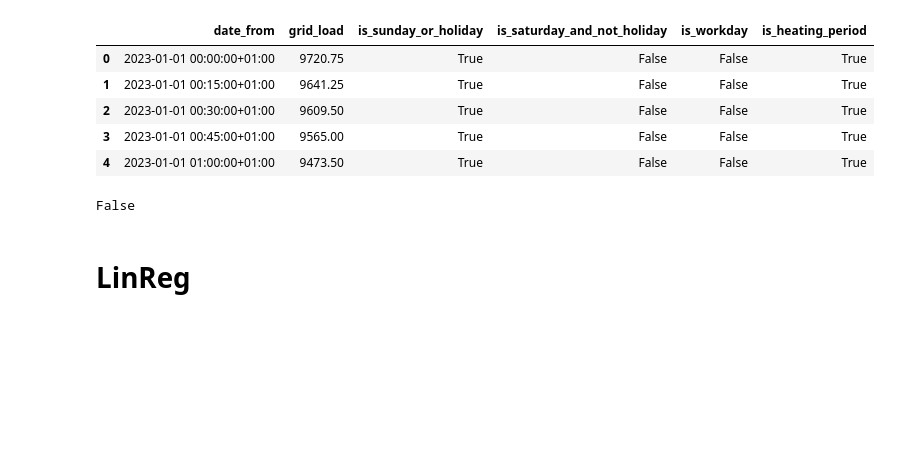
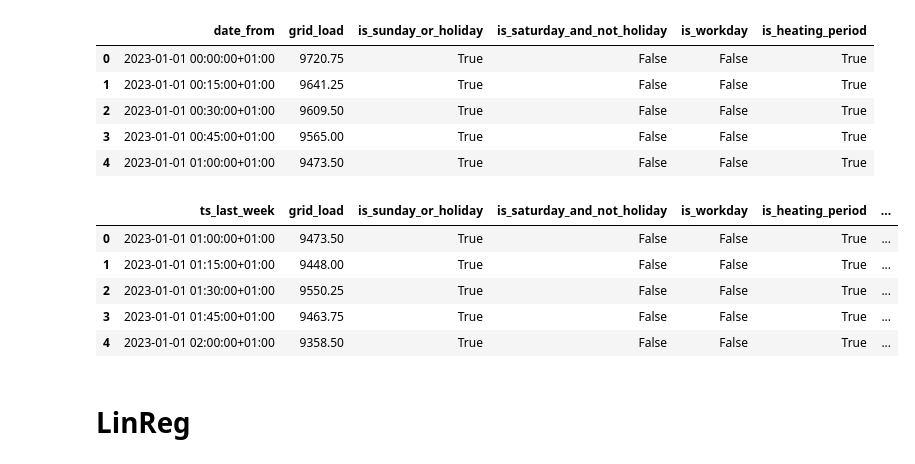
Before and after one commit to MischaDy/electricity-uq, a Jupyter notebook: energy_test.ipynb, the cells around one changed output. Drawn from its saved outputs; the diff is of its cells as text; code cells hidden in the pictures; blank space fills up the shorter version.

Commit message:
add shifted timestep cols

```diff
--- a/energy_test.ipynb
+++ b/energy_test.ipynb
@@ -6,6 +6,7 @@ import pandas as pd
 pd.options.mode.copy_on_write = True
 
 YEARS = [2023]
+TZ = 'Europe/Berlin'
 
 df = pd.read_csv(f'data_Energy_Germany/Realised_Demand_Germany_{YEARS[0]}.csv', sep=';')
 
@@ -14,7 +15,7 @@ df.rename(columns={'Date from': 'date_from', 'Total (Grid Load) [MWh]': 'grid_lo
 
 # convert to datetime columns
 
-df['date_from'] = pd.to_datetime(df['date_from'], format='%d.%m.%y %H:%M').dt.tz_localize('Europe/Berlin', ambiguous='infer')
+df['date_from'] = pd.to_datetime(df['date_from'], format='%d.%m.%y %H:%M').dt.tz_localize(TZ, ambiguous='infer')
 
 # convert to float column
 df.grid_load = df.grid_load.str.replace('.', '').str.replace(',', '.')  # clean float representation
@@ -77,11 +78,49 @@ df.head()
 
 df_points_per_hour = 4
 
-# grid_load_prev = [None] + list(df.grid_load)
-# grid_load_last_week = df.where()
-# df.shift(-df_points_per_hour)
+
+df.rename(columns={'date_from': 'ts_last_week'}, inplace=True)
+
+# we ignore DST changes for 1h lags, but account for them for lags >= 1d
+# df.grid_load.shift(-df_points_per_hour)
+
+
+# # df.assign(ts_now=df.ts_last_week.map(lambda ts: ts.month not in range(4, 9+1)))
+# df.ts_last_week[0].date() # + datetime.timedelta(weeks=0)
-# %% [output]
-False
+# %%
+from datetime import timedelta
+
+# === add lagged values for input and output ===
+
+
+def add_one_week(ts):
+    return add_timedelta(ts, timedelta(weeks=1))
+
+def sub_one_year(ts):
+    # todo: decide how to handle leap years
+    return add_timedelta(ts, timedelta(days=-365))
+
+def add_timedelta(ts, td):
+    # based on: https://www.hacksoft.io/blog/handling-timezone-and-dst-changes-with-python
+    ts_utc = ts.astimezone('UTC')
+    ts_next_week_utc = ts_utc + td
+    ts_next_week = ts_next_week_utc.astimezone(TZ)
+    dst_offset_diff = ts.dst() - ts_next_week.dst()
+    ts_next_week += dst_offset_diff
+    return ts_next_week
+
+df = df.assign(ts_now=df.ts_last_week.map(add_one_week))
+df = df.assign(ts_last_hour=df.ts_now.shift(df_points_per_hour))
+df = df.assign(ts_next_hour=df.ts_now.shift(-df_points_per_hour))
+df.dropna(inplace=True, ignore_index=True)
+df.head()
+# %% [output]
+|  | ts_last_week | grid_load | is_sunday_or_holiday | is_saturday_and_not_holiday | is_workday | is_heating_period | ... |
+| 0 | 2023-01-01 01:00:00+01:00 | 9473.50 | True | False | False | True | ... |
+| 1 | 2023-01-01 01:15:00+01:00 | 9448.00 | True | False | False | True | ... |
+| 2 | 2023-01-01 01:30:00+01:00 | 9550.25 | True | False | False | True | ... |
+| 3 | 2023-01-01 01:45:00+01:00 | 9463.75 | True | False | False | True | ... |
+| 4 | 2023-01-01 02:00:00+01:00 | 9358.50 | True | False | False | True | ... |
 # %% [markdown]
 # LinReg
 # %%
```
Also changed, not shown: parts of 1 cell of this notebook.
